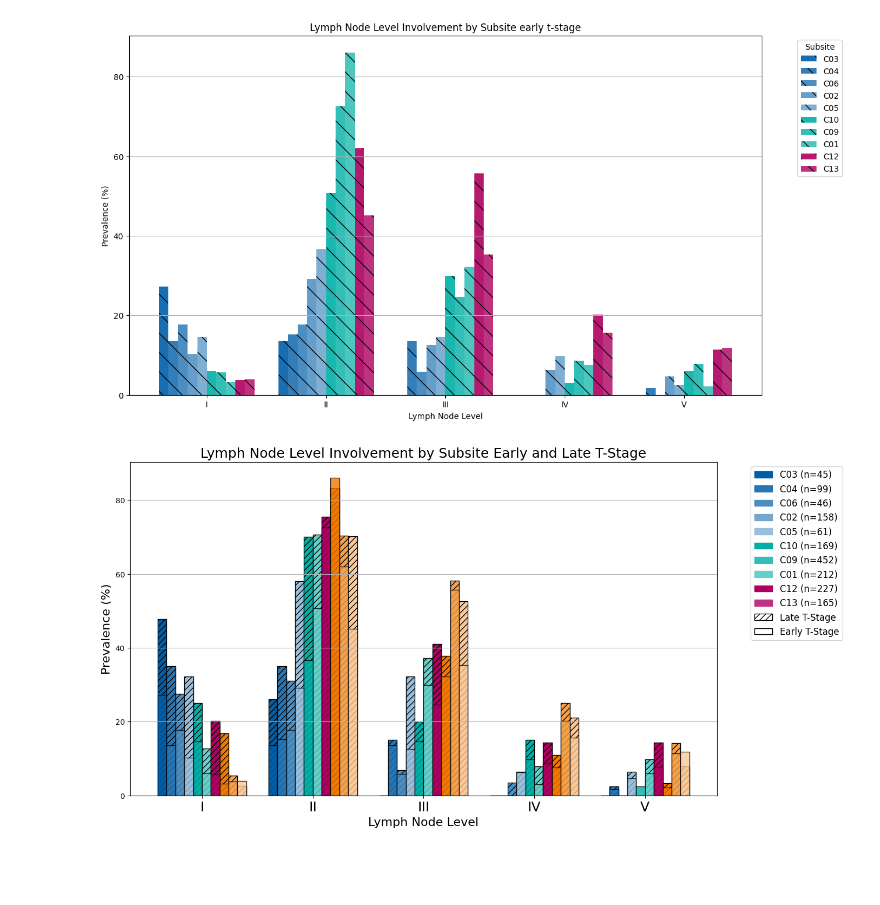
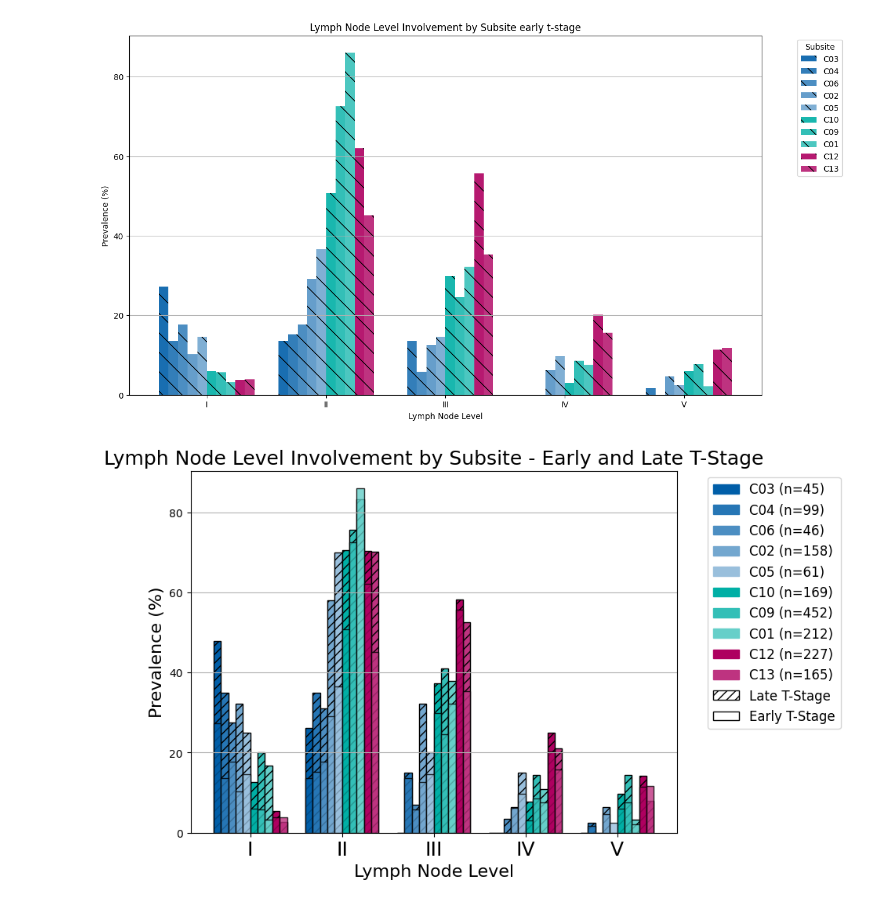
Before and after one commit to YoelPH/lymixture, a Jupyter notebook: data_preparation/Data_preparation.ipynb, the cells around one changed output. Cells and saved outputs as stored; diff of their text form; code cells hidden in the pictures; blank space fills up the shorter version.

```diff
--- a/data_preparation/Data_preparation.ipynb
+++ b/data_preparation/Data_preparation.ipynb
@@ -736,51 +736,51 @@ colors_group3 = [red_to_white(0), red_to_white(0.2)]  # Red hues for C12, C13
 colors_group4 = [orange_to_white(0), orange_to_white(0.3), orange_to_white(0.6)]  # Orange hues for C32.0, C32.1, C32.2
 
 # Combine the colors
-colors = colors_group1 + colors_group2 + colors_group3 + colors_group4
+colors = colors_group1 + colors_group2 + colors_group3
 
 # Generate the colormap
 cmap = LinearSegmentedColormap.from_list('custom_cmap', colors, N=len(colors))
 
 # Plot the data for late stage (with hatching)
-ax = prevalence_data_late.plot(kind='bar', figsize=(14, 8), colormap=cmap, width=0.8, edgecolor='black')
+ax = prevalence_data_late.plot(kind='bar', figsize=(8, 6), colormap=cmap, width=0.8, edgecolor='black')
 
 # Apply hatch patterns to the bars for late stage
 for i, bar in enumerate(ax.patches[:len(prevalence_data_late.columns) * len(prevalence_data_late.index)]):
     bar.set_hatch('///')
 
 # Plot the data for early stage (without hatching)
-prevalence_data_early.plot(kind='bar', figsize=(14, 8), colormap=cmap, width=0.8, ax=ax, edgecolor='black', alpha=0.8)
+prevalence_data_early.plot(kind='bar', figsize=(8, 6), colormap=cmap, width=0.8, ax=ax, edgecolor='black', alpha=0.8)
 
 # Customize the x-axis
 ax.set_xticks(range(len(prevalence_data_late.index)))
 ax.set_xticklabels(prevalence_data_late.index, rotation=0, ha='center', fontsize = 18)
 
 # Set title and labels
-plt.title('Lymph Node Level Involvement by Subsite Early and Late T-Stage', fontsize = 18)
+plt.title('Lymph Node Level Involvement by Subsite - Early and Late T-Stage', fontsize = 18)
 plt.xlabel('Lymph Node Level', fontsize = 16)
 plt.ylabel('Prevalence (%)',fontsize = 16)
 
 # Define custom legend
 legend_handles = []
 desired_order = ['C03', 'C04', 'C06', 'C02', 'C05', 'C10', 'C09', 'C01', 'C12', 'C13']
 # Add subsites with entry counts to legend
 for color, label in zip(colors, desired_order):
     subsite = label
     count = counts.get(subsite, 0)  # Get the count for each subsite
     legend_label = f'{subsite} (n={count})'  # Include the count in the label
     legend_handles.append(mpatches.Patch(color=color, label=legend_label))
 
 # Add hatching for late stage
 legend_handles.append(mpatches.Patch(facecolor='white', hatch='///', edgecolor='black', label='Late T-Stage'))
 
 # Add no hatching for early stage
 legend_handles.append(mpatches.Patch(facecolor='white', edgecolor='black', label='Early T-Stage'))
 
 # Show the custom legend with subsite and entry counts
 plt.legend(handles=legend_handles, bbox_to_anchor=(1.05, 1), loc='upper left', fontsize =12)
 
 # Show the plot
 plt.grid(axis='y')
 plt.show()
 # %% [output]
-[figure, old version]
+[figure, new version]
```
Also changed, not shown: parts of 6 cells of this notebook, 4 other files.
